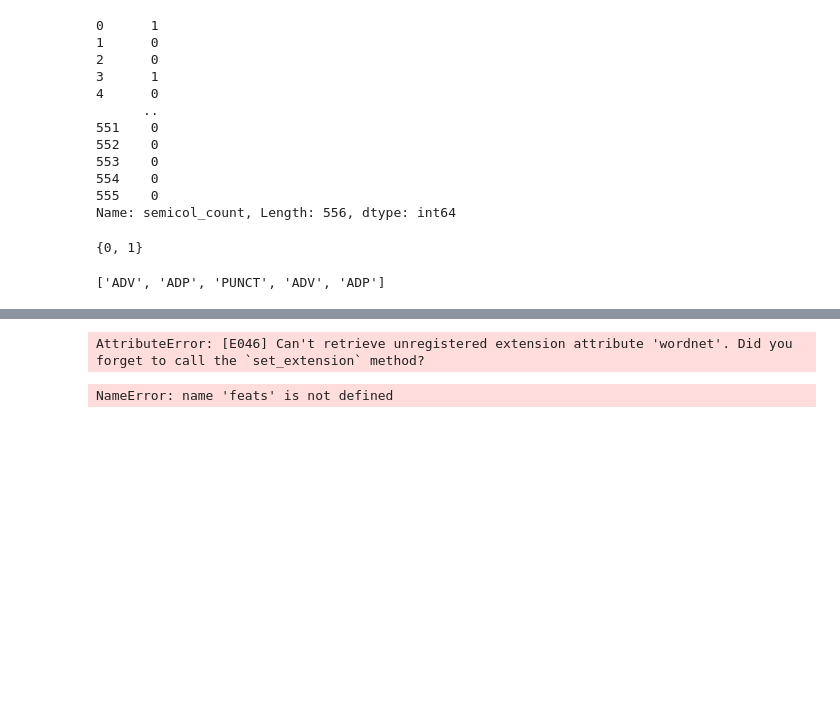
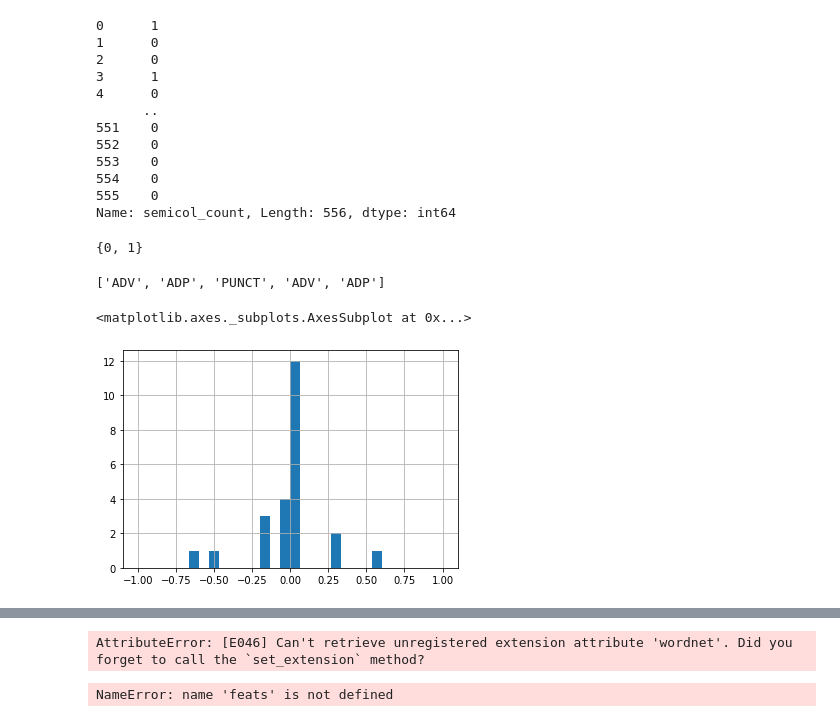
Before and after one commit to acdh-oeaw/elexis_mwsa_model, a Jupyter notebook: jupyter/simple_demo.ipynb, the cells around one changed output, grey strips where cells are left out. Drawn from its saved outputs; the diff is of its cells as text; code cells hidden in the pictures; blank space fills up the shorter version.

```diff
--- a/jupyter/simple_demo.ipynb
+++ b/jupyter/simple_demo.ipynb
@@ -56,0 +75,8 @@ print([token.pos_ for token in doc])
+# %%
+data
+#hist_2 = data['token_count_2'].hist(range=(0,80), bins = 30)
+#hist_2.set_ylim([0,900])
+data[data['relation']=='narrower']['simdiff_target'].sort_values().hist(range=(-1.0,1.0), bins = 30)
+# %% [output]
+<matplotlib.axes._subplots.AxesSubplot at 0x...>
+[figure, added]
```
Also changed, not shown: parts of 5 cells of this notebook, 8 other files.
